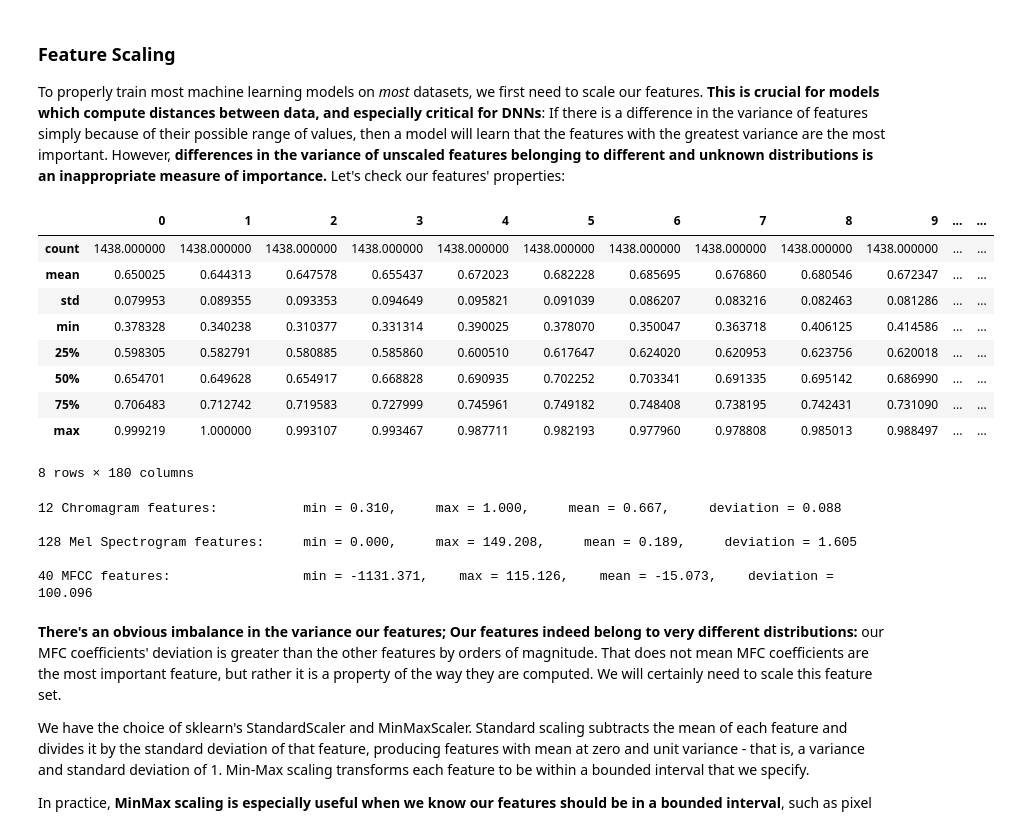
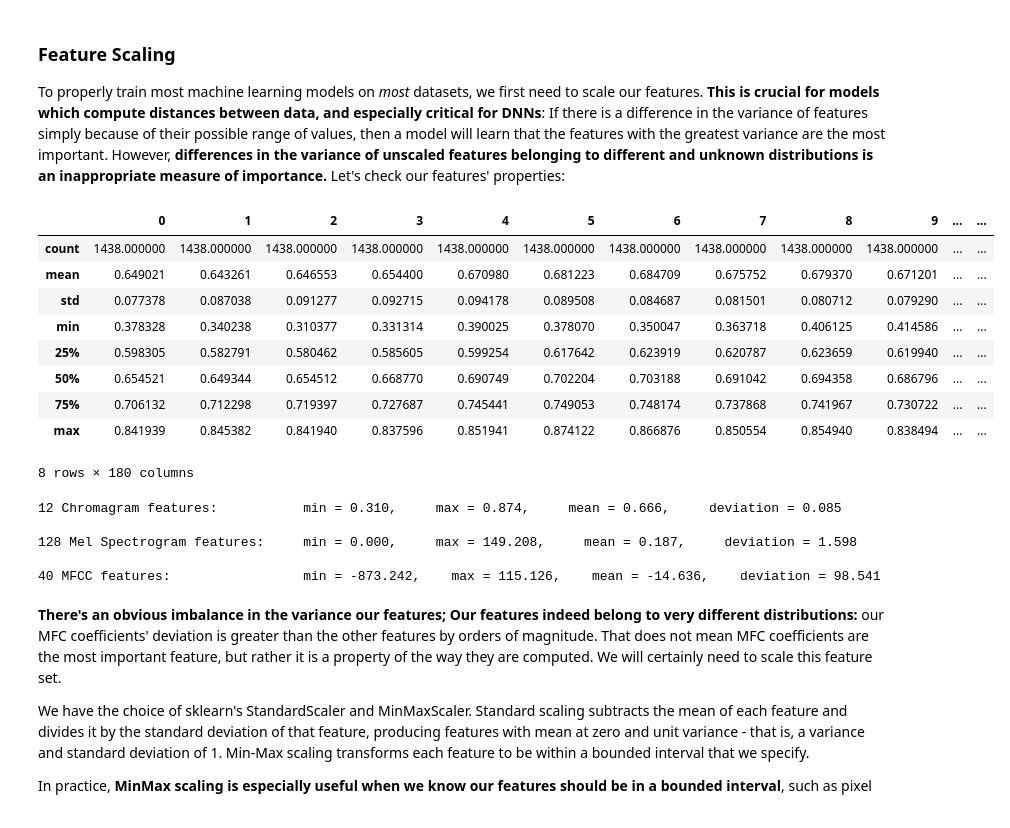
Before and after one commit to aleeza-ahmed/Week3-ClassicML, a Jupyter notebook: Week_3_MachineLearning.ipynb, the cells around one changed output. Drawn from its saved outputs; the diff is of its cells as text; code cells hidden in the pictures.

```diff
--- a/Week_3_MachineLearning.ipynb
+++ b/Week_3_MachineLearning.ipynb
@@ -106,9 +106,9 @@ We're going to wrap our feature extraction functions so we only have to load eac
 stack them horizontally to create a single feature array.
 # %%
 def preprocess_waveform(waveform):
-    # If the waveform has 2 channels (stereo), convert it to mono
-    if len(waveform.shape) > 1:
-        waveform = librosa.to_mono(waveform)
+    # soundfile returns (frames, channels); average across channels to get mono
+    if waveform.ndim > 1:
+        waveform = waveform.mean(axis=1)
     return waveform
 # %%
 def get_features(file):
@@ -328,23 +328,23 @@ plt.show()
 ### Feature Scaling
 To properly train most machine learning models on _most_ datasets, we first need to scale our features. **This is crucial for models which compute distances between data, and especially critical for DNNs**: If there is a difference in the variance of features simply because of their possible range of values, then a model will learn that the features with the greatest variance are the most important. However, **differences in the variance of unscaled features belonging to different and unknown distributions is an inappropriate measure of importance.** Let's check our features' properties:
 # %%
-features.describe()
+features_df.describe()
 # %% [output]
 |  | 0 | 1 | 2 | 3 | 4 | 5 | 6 | 7 | 8 | 9 | ... | ... |
 | count | 1438.000000 | 1438.000000 | 1438.000000 | 1438.000000 | 1438.000000 | 1438.000000 | 1438.000000 | 1438.000000 | 1438.000000 | 1438.000000 | ... | ... |
-| mean | 0.650025 | 0.644313 | 0.647578 | 0.655437 | 0.672023 | 0.682228 | 0.685695 | 0.676860 | 0.680546 | 0.672347 | ... | ... |
-| std | 0.079953 | 0.089355 | 0.093353 | 0.094649 | 0.095821 | 0.091039 | 0.086207 | 0.083216 | 0.082463 | 0.081286 | ... | ... |
+| mean | 0.649021 | 0.643261 | 0.646553 | 0.654400 | 0.670980 | 0.681223 | 0.684709 | 0.675752 | 0.679370 | 0.671201 | ... | ... |
+| std | 0.077378 | 0.087038 | 0.091277 | 0.092715 | 0.094178 | 0.089508 | 0.084687 | 0.081501 | 0.080712 | 0.079290 | ... | ... |
 | min | 0.378328 | 0.340238 | 0.310377 | 0.331314 | 0.390025 | 0.378070 | 0.350047 | 0.363718 | 0.406125 | 0.414586 | ... | ... |
-| 25% | 0.598305 | 0.582791 | 0.580885 | 0.585860 | 0.600510 | 0.617647 | 0.624020 | 0.620953 | 0.623756 | 0.620018 | ... | ... |
-| 50% | 0.654701 | 0.649628 | 0.654917 | 0.668828 | 0.690935 | 0.702252 | 0.703341 | 0.691335 | 0.695142 | 0.686990 | ... | ... |
-| 75% | 0.706483 | 0.712742 | 0.719583 | 0.727999 | 0.745961 | 0.749182 | 0.748408 | 0.738195 | 0.742431 | 0.731090 | ... | ... |
-| max | 0.999219 | 1.000000 | 0.993107 | 0.993467 | 0.987711 | 0.982193 | 0.977960 | 0.978808 | 0.985013 | 0.988497 | ... | ... |
+| 25% | 0.598305 | 0.582791 | 0.580462 | 0.585605 | 0.599254 | 0.617642 | 0.623919 | 0.620787 | 0.623659 | 0.619940 | ... | ... |
+| 50% | 0.654521 | 0.649344 | 0.654512 | 0.668770 | 0.690749 | 0.702204 | 0.703188 | 0.691042 | 0.694358 | 0.686796 | ... | ... |
+| 75% | 0.706132 | 0.712298 | 0.719397 | 0.727687 | 0.745441 | 0.749053 | 0.748174 | 0.737868 | 0.741967 | 0.730722 | ... | ... |
+| max | 0.841939 | 0.845382 | 0.841940 | 0.837596 | 0.851941 | 0.874122 | 0.866876 | 0.850554 | 0.854940 | 0.838494 | ... | ... |
 8 rows × 180 columns
 # %%
 # We would usually use df.describe(), but it provides a bit of a mess of information we don't need at the moment.
 def print_features(df):
     # Check chromagram feature values
-    features_df_chromagram = df.iloc[:,:11]
+    features_df_chromagram = df.iloc[:,:12]
     chroma_min = features_df_chromagram.min().min()
     chroma_max = features_df_chromagram.max().max()
     # stack all features into a single series so we don't get a mean of means or stdev of stdevs
@@ -357,7 +357,7 @@ def print_features(df):
     deviation = {chroma_stdev:.3f}')
 
     # Check mel spectrogram feature values
-    features_df_melspectrogram = df.iloc[:,12:139]
+    features_df_melspectrogram = df.iloc[:,12:140]
     mel_min = features_df_melspectrogram.min().min()
     mel_max = features_df_melspectrogram.max().max()
     # stack all features into a single series so we don't get a mean of means or stdev of stdevs
@@ -370,7 +370,7 @@ def print_features(df):
     deviation = {mel_stdev:.3f}')
 
     # Check MFCC feature values
-    features_df_mfcc = df.iloc[:,140:179]
+    features_df_mfcc = df.iloc[:,140:180]
     mfcc_min = features_df_mfcc.min().min()
     mfcc_max = features_df_mfcc.max().max()
     # stack all features into a single series so we don't get a mean of means or stdev of stdevs
@@ -382,13 +382,13 @@ def print_features(df):
     mean = {mfcc_mean:.3f},\
     deviation = {mfcc_stdev:.3f}')
 
-print_features(features)
+print_features(features_df)
 # %% [output]
-12 Chromagram features:           min = 0.310,     max = 1.000,     mean = 0.667,     deviation = 0.088
+12 Chromagram features:           min = 0.310,     max = 0.874,     mean = 0.666,     deviation = 0.085
 
-128 Mel Spectrogram features:     min = 0.000,     max = 149.208,     mean = 0.189,     deviation = 1.605
+128 Mel Spectrogram features:     min = 0.000,     max = 149.208,     mean = 0.187,     deviation = 1.598
 
-40 MFCC features:                 min = -1131.371,    max = 115.126,    mean = -15.073,    deviation = 100.096
+40 MFCC features:                 min = -873.242,    max = 115.126,    mean = -14.636,    deviation = 98.541
 # %% [markdown]
 **There's an obvious imbalance in the variance our features; Our features indeed belong to very different distributions:** our MFC coefficients' deviation is greater than the other features by orders of magnitude. That does not mean MFC coefficients are the most important feature, but rather it is a property of the way they are computed.  We will certainly need to scale this feature set.
 
```
Also changed, not shown: parts of 12 cells of this notebook.
